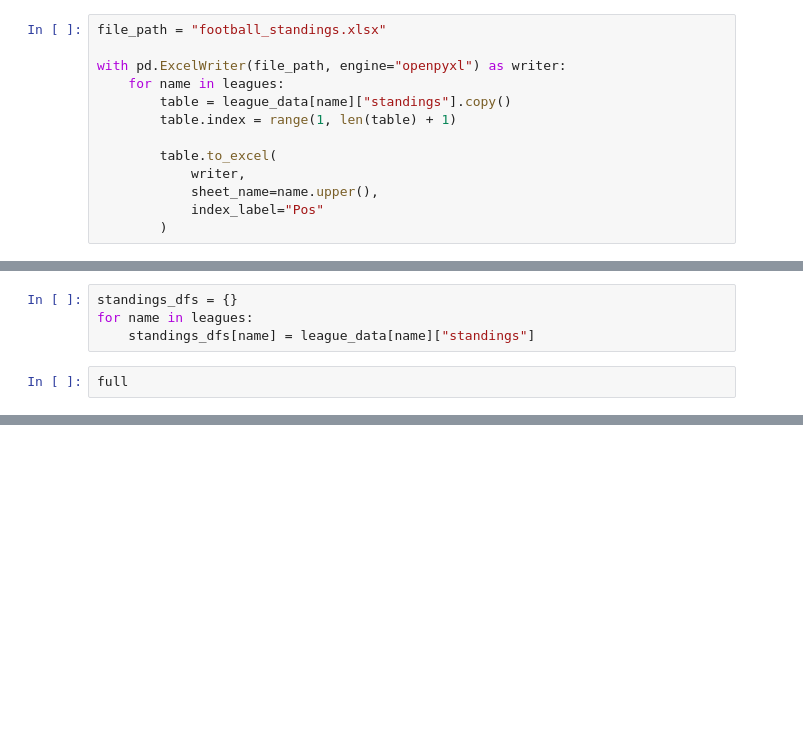
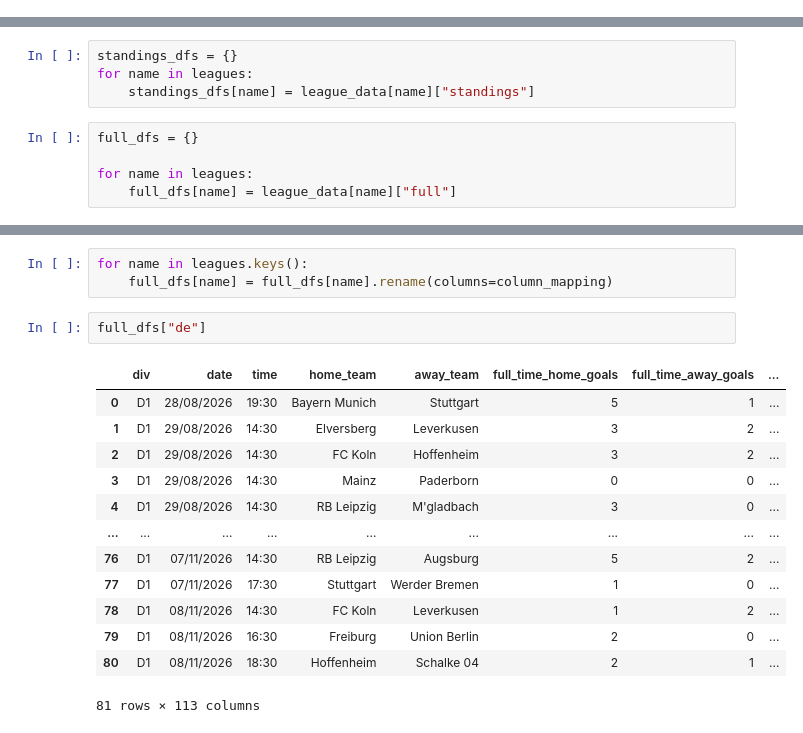
Before and after one commit to DzaferDz/Data-Science-Learning, a Jupyter notebook: leagues/football.ipynb, the cells around one changed output, grey strips where cells are left out. Cells and saved outputs as stored; diff of their text form; blank space fills up the shorter version.

```diff
--- a/leagues/football.ipynb
+++ b/leagues/football.ipynb
@@ -157,19 +157,6 @@ for name in leagues:
         )
         .reset_index(drop=True)
     )
-# %%
-file_path = "football_standings.xlsx"
-
-with pd.ExcelWriter(file_path, engine="openpyxl") as writer:
-    for name in leagues:
-        table = league_data[name]["standings"].copy()
-        table.index = range(1, len(table) + 1)
-
-        table.to_excel(
-            writer,
-            sheet_name=name.upper(),
-            index_label="Pos"
-        )
 # %%
 for name in leagues:
     standings_rows = []
@@ -269,4 +256,7 @@ standings_dfs = {}
 for name in leagues:
     standings_dfs[name] = league_data[name]["standings"]
 # %%
-full
+full_dfs = {}
+
+for name in leagues:
+    full_dfs[name] = league_data[name]["full"]
@@ -286,0 +404,19 @@ full
+# %%
+for name in leagues.keys():
+    full_dfs[name] = full_dfs[name].rename(columns=column_mapping)
+# %%
+full_dfs["de"]
+# %% [output]
+|  | div | date | time | home_team | away_team | full_time_home_goals | full_time_away_goals | ... |
+| 0 | D1 | 28/08/2026 | 19:30 | Bayern Munich | Stuttgart | 5 | 1 | ... |
+| 1 | D1 | 29/08/2026 | 14:30 | Elversberg | Leverkusen | 3 | 2 | ... |
+| 2 | D1 | 29/08/2026 | 14:30 | FC Koln | Hoffenheim | 3 | 2 | ... |
+| 3 | D1 | 29/08/2026 | 14:30 | Mainz | Paderborn | 0 | 0 | ... |
+| 4 | D1 | 29/08/2026 | 14:30 | RB Leipzig | M'gladbach | 3 | 0 | ... |
+| ... | ... | ... | ... | ... | ... | ... | ... | ... |
+| 76 | D1 | 07/11/2026 | 14:30 | RB Leipzig | Augsburg | 5 | 2 | ... |
+| 77 | D1 | 07/11/2026 | 17:30 | Stuttgart | Werder Bremen | 1 | 0 | ... |
+| 78 | D1 | 08/11/2026 | 14:30 | FC Koln | Leverkusen | 1 | 2 | ... |
+| 79 | D1 | 08/11/2026 | 16:30 | Freiburg | Union Berlin | 2 | 0 | ... |
+| 80 | D1 | 08/11/2026 | 18:30 | Hoffenheim | Schalke 04 | 2 | 1 | ... |
+81 rows × 113 columns
```
Also changed, not shown: parts of 4 cells of this notebook.
